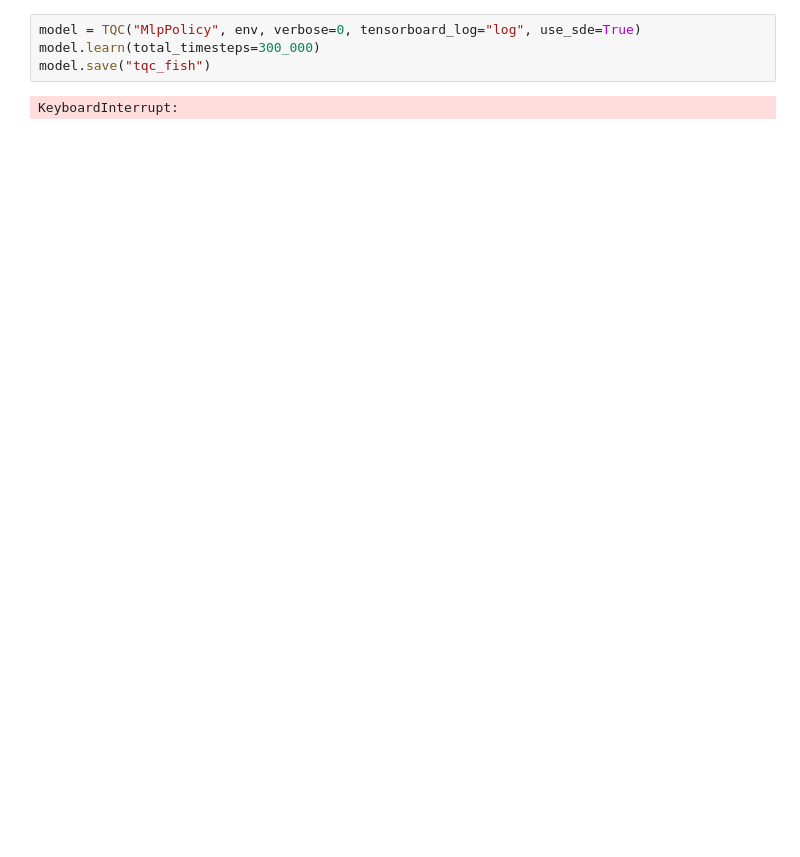
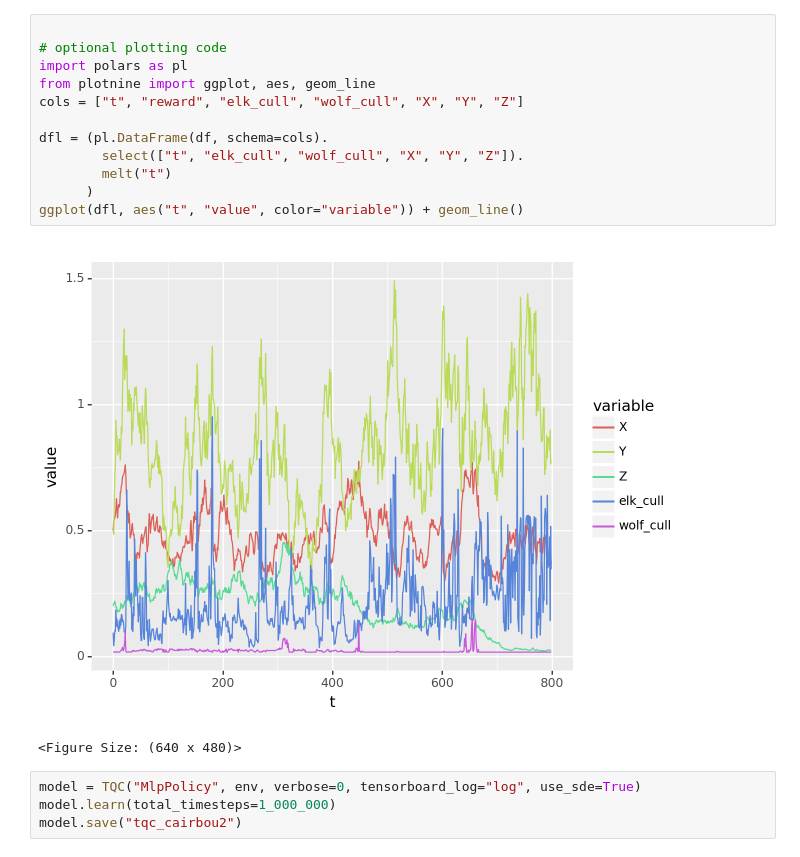
Before and after one commit to cboettig/rl-minicourse, a Jupyter notebook: challenge.ipynb, the cells around one changed output. Cells and saved outputs as stored; diff of their text form; blank space fills up the shorter version.

```diff
--- a/challenge.ipynb
+++ b/challenge.ipynb
@@ -208,6 +234,19 @@ model.save("ppo_fish")
+# %%
+
+# optional plotting code
+import polars as pl
+from plotnine import ggplot, aes, geom_line
+cols = ["t", "reward", "elk_cull", "wolf_cull", "X", "Y", "Z"]
+
+dfl = (pl.DataFrame(df, schema=cols).
+        select(["t", "elk_cull", "wolf_cull", "X", "Y", "Z"]).
+        melt("t")
+      )
+ggplot(dfl, aes("t", "value", color="variable")) + geom_line()
+# %% [output]
+[figure, added]
+<Figure Size: (640 x 480)>
 # %%
 model = TQC("MlpPolicy", env, verbose=0, tensorboard_log="log", use_sde=True)
-model.learn(total_timesteps=300_000)
-model.save("tqc_fish")
+model.learn(total_timesteps=1_000_000)
+model.save("tqc_cairbou2")
-# %% [output]
-KeyboardInterrupt:
```
Also changed, not shown: parts of 11 cells of this notebook, 2 other files.
